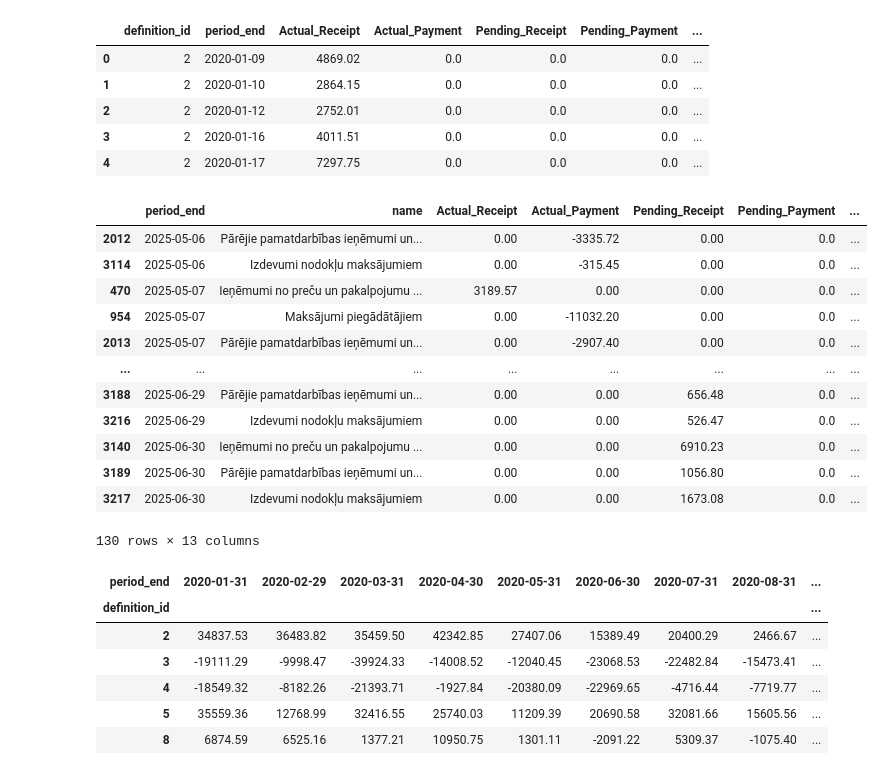
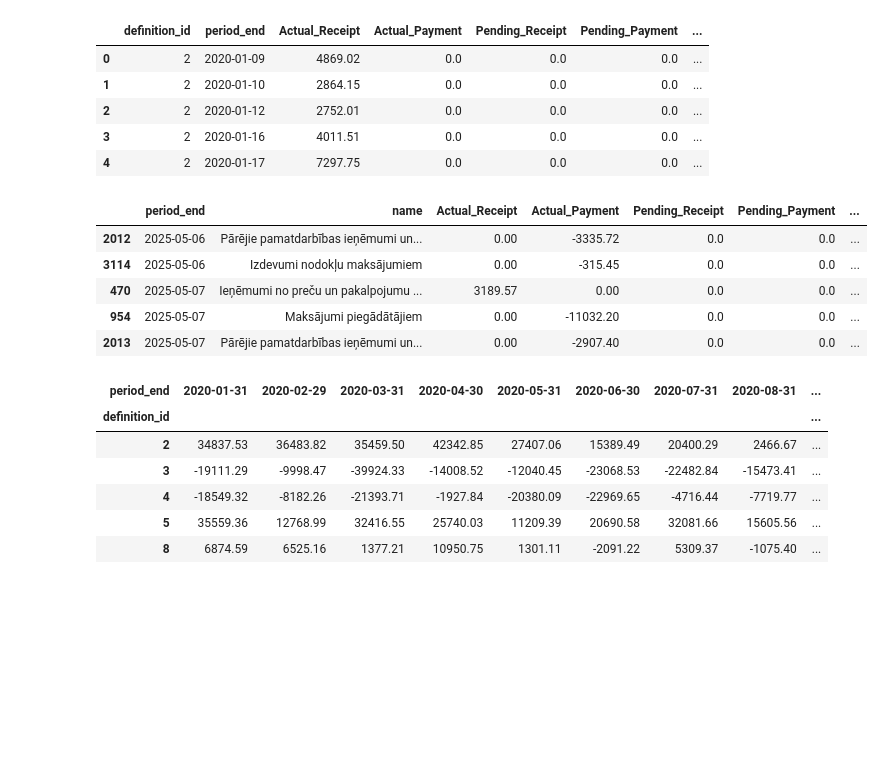
Before and after one commit to aigarzs/cash-flow, a Jupyter notebook: jupyter/cash_flow_final.ipynb, the cells around one changed output. Cells and saved outputs as stored; diff of their text form; code cells hidden in the pictures; blank space fills up the shorter version.

Commit message:
CashFlow Checking report Browse tables

```diff
--- a/jupyter/cash_flow_final.ipynb
+++ b/jupyter/cash_flow_final.ipynb
@@ -300,27 +300,20 @@ cashflow.head()
 
 checking_report = pd.merge(definition_acc_df, cashflow, on="definition_id", how="right")
 checking_report.sort_values(["period_end", "key"], inplace=True)
-checking_report.drop(columns=["definition_id", "key", "definition_type"], inplace=True)
-checking_report = checking_report.reindex(columns=["period_end", "name", "Actual_Receipt", "Actual_Payment", "Pending_Receipt", "Pending_Payment",
+checking_report.drop(columns=["key", "definition_type"], inplace=True)
+checking_report = checking_report.reindex(columns=["period_end", "definition_id", "name", "Actual_Receipt", "Actual_Payment", "Pending_Receipt", "Pending_Payment",
                                  "Budgeted_Receipt", "Budgeted_Payment", "actual_plus_pending_income", "actual_plus_pending_expense",
                                  "income", "expense", "net_cashflow"])
 checking_report = checking_report[checking_report["period_end"] >= pd.to_datetime(date_from)]
 # %%
-checking_report
+checking_report.head()
 # %% [output]
 |  | period_end | name | Actual_Receipt | Actual_Payment | Pending_Receipt | Pending_Payment | ... |
-| 2012 | 2025-05-06 | Pārējie pamatdarbības ieņēmumi un... | 0.00 | -3335.72 | 0.00 | 0.0 | ... |
-| 3114 | 2025-05-06 | Izdevumi nodokļu maksājumiem | 0.00 | -315.45 | 0.00 | 0.0 | ... |
-| 470 | 2025-05-07 | Ieņēmumi no preču un pakalpojumu ... | 3189.57 | 0.00 | 0.00 | 0.0 | ... |
-| 954 | 2025-05-07 | Maksājumi piegādātājiem | 0.00 | -11032.20 | 0.00 | 0.0 | ... |
-| 2013 | 2025-05-07 | Pārējie pamatdarbības ieņēmumi un... | 0.00 | -2907.40 | 0.00 | 0.0 | ... |
-| ... | ... | ... | ... | ... | ... | ... | ... |
-| 3188 | 2025-06-29 | Pārējie pamatdarbības ieņēmumi un... | 0.00 | 0.00 | 656.48 | 0.0 | ... |
-| 3216 | 2025-06-29 | Izdevumi nodokļu maksājumiem | 0.00 | 0.00 | 526.47 | 0.0 | ... |
-| 3140 | 2025-06-30 | Ieņēmumi no preču un pakalpojumu ... | 0.00 | 0.00 | 6910.23 | 0.0 | ... |
-| 3189 | 2025-06-30 | Pārējie pamatdarbības ieņēmumi un... | 0.00 | 0.00 | 1056.80 | 0.0 | ... |
-| 3217 | 2025-06-30 | Izdevumi nodokļu maksājumiem | 0.00 | 0.00 | 1673.08 | 0.0 | ... |
+| 2012 | 2025-05-06 | Pārējie pamatdarbības ieņēmumi un... | 0.00 | -3335.72 | 0.0 | 0.0 | ... |
+| 3114 | 2025-05-06 | Izdevumi nodokļu maksājumiem | 0.00 | -315.45 | 0.0 | 0.0 | ... |
+| 470 | 2025-05-07 | Ieņēmumi no preču un pakalpojumu ... | 3189.57 | 0.00 | 0.0 | 0.0 | ... |
+| 954 | 2025-05-07 | Maksājumi piegādātājiem | 0.00 | -11032.20 | 0.0 | 0.0 | ... |
+| 2013 | 2025-05-07 | Pārējie pamatdarbības ieņēmumi un... | 0.00 | -2907.40 | 0.0 | 0.0 | ... |
-130 rows × 13 columns
 # %%
 # -------------------
 # CASHFLOW OUTPUT
```
Also changed, not shown: 16 other files.
